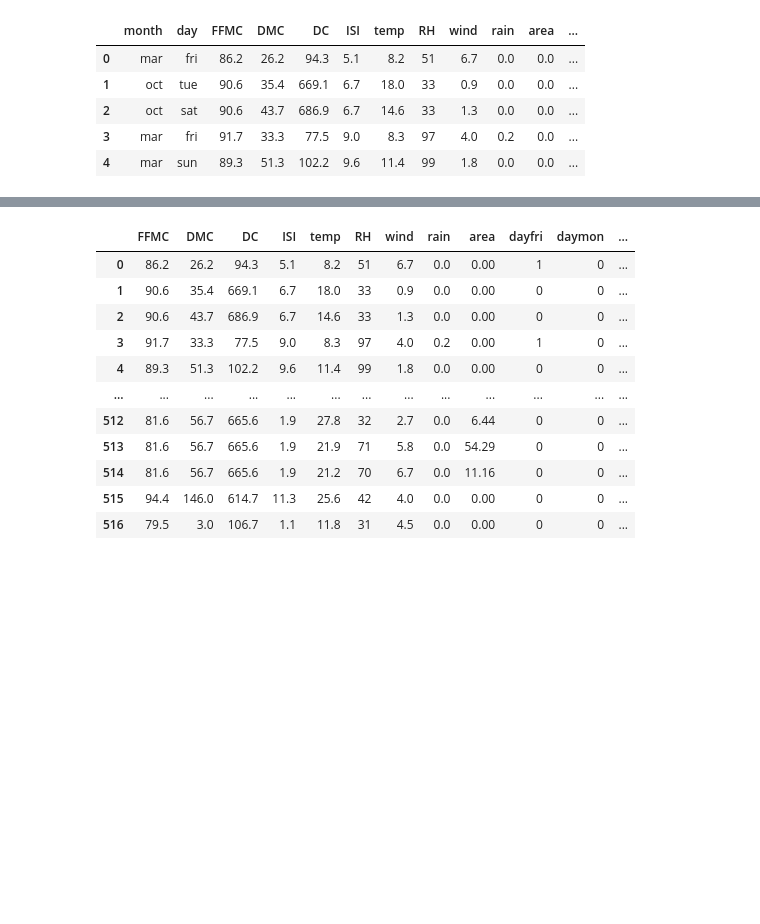
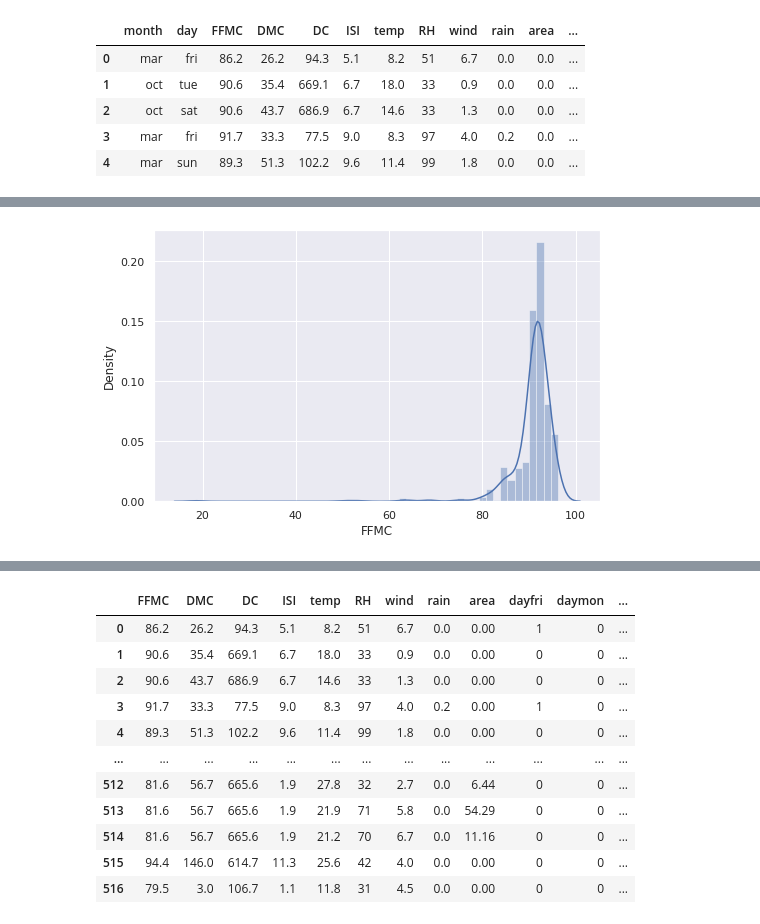
Before and after one commit to RiteshopShrivastava/Neural_Network, a Jupyter notebook: Assignment_NN_ForestFires.ipynb, the cells around one changed output, grey strips where cells are left out. Cells and saved outputs as stored; diff of their text form; code cells hidden in the pictures; blank space fills up the shorter version.

```diff
--- a/Assignment_NN_ForestFires.ipynb
+++ b/Assignment_NN_ForestFires.ipynb
@@ -23,0 +62,4 @@ data.head()
+# %%
+sns.distplot(x=data['FFMC'],axlabel='FFMC');
+# %% [output]
+[figure, added]
```
Also changed, not shown: parts of 18 cells of this notebook.
